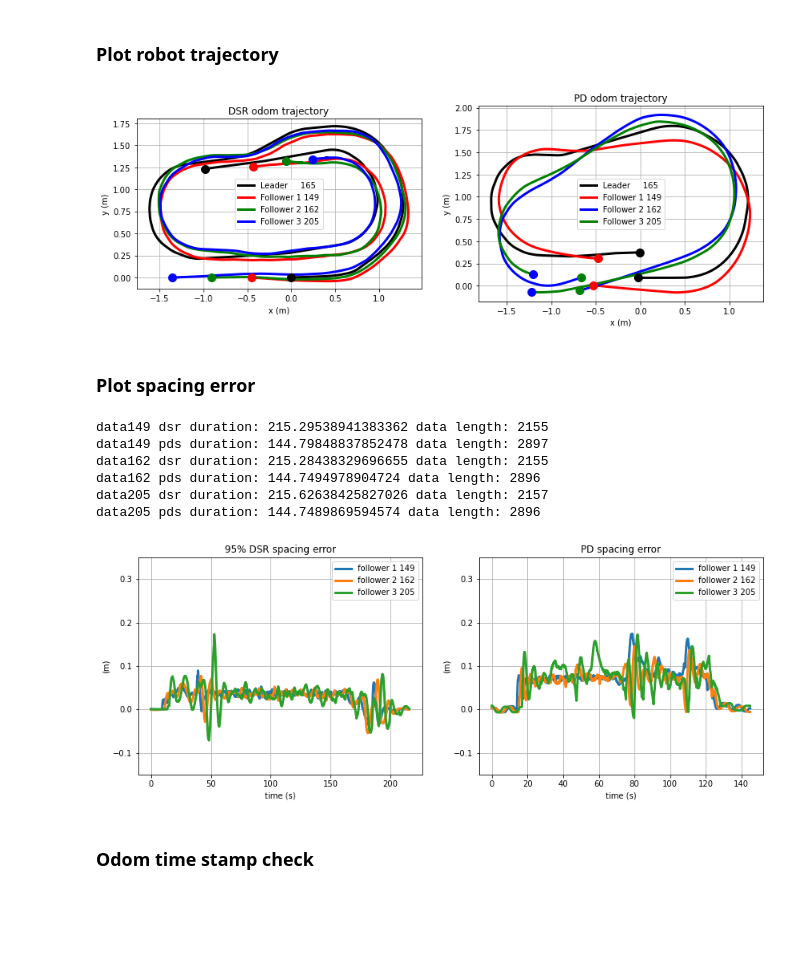
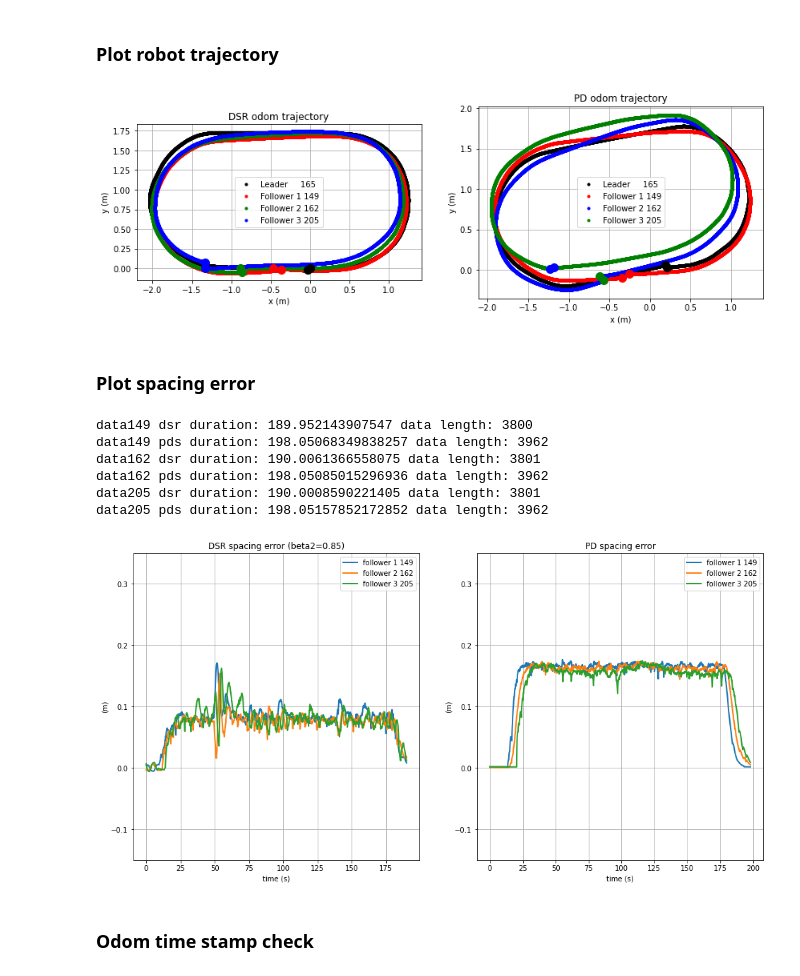
Before and after one commit to holyhenry/DSR_s_curve_tbot_test, a Jupyter notebook: plotting/scripts/data_visualize.ipynb, the cells around one changed output. Saved outputs shown, nothing was run; the diff lists cells and outputs as text; code cells hidden in the pictures; blank space fills up the shorter version.

```diff
--- a/plotting/scripts/data_visualize.ipynb
+++ b/plotting/scripts/data_visualize.ipynb
@@ -6,10 +6,8 @@ import matplotlib.pyplot as plt
 import numpy as np
 import math
 # %%
-file_dsr = '/home/henrypcl/rosbag/l165_149_162_205/dsr100_a04b05bb090.bag'
-# file_pds = '/home/henrypcl/rosbag/l165_149_162_205/pds_a03.bag'
-# file_dsr = '/Users/henrychang/DSR_s_curve_tbot_test/rosbag/dsr_path2.bag'
-file_pds = '/home/henrypcl/rosbag/2023-10-19-17-24-55.bag'
+file_dsr = '/home/henrypcl/rosbag/dsr_v05_085_03.bag'
+file_pds = '/home/henrypcl/rosbag/pds_v05.bag'
 readbag_dsr = bagreader(file_dsr)
 readbag_pds = bagreader(file_pds)
 
@@ -66,10 +64,10 @@ posy205_pds = odom205_data_pds['pose.pose.position.y'].to_numpy()
 d = 0.45
 
 fig, (ax1, ax2) = plt.subplots(1,2,figsize=(14,6))
-ax1.plot(posx165_dsr,     posy165_dsr,'k-', linewidth=3,label='Leader     165')
-ax1.plot(posx149_dsr-d,   posy149_dsr,'r-', linewidth=3,label='Follower 1 149')
-ax1.plot(posx162_dsr-2*d, posy162_dsr,'g-', linewidth=3,label='Follower 2 162')
-ax1.plot(posx205_dsr-3*d, posy205_dsr,'b-', linewidth=3,label='Follower 3 205')
+ax1.plot(posx165_dsr,     posy165_dsr,'k.', linewidth=3,label='Leader     165')
+ax1.plot(posx149_dsr-d,   posy149_dsr,'r.', linewidth=3,label='Follower 1 149')
+ax1.plot(posx162_dsr-2*d, posy162_dsr,'g.', linewidth=3,label='Follower 2 162')
+ax1.plot(posx205_dsr-3*d, posy205_dsr,'b.', linewidth=3,label='Follower 3 205')
 ax1.plot(posx165_dsr[0],     posy165_dsr[0],'ko', markersize=10)
 ax1.plot(posx149_dsr[0]-d,   posy149_dsr[0],'ro', markersize=10)
 ax1.plot(posx162_dsr[0]-2*d, posy162_dsr[0],'go', markersize=10)
@@ -85,10 +83,10 @@ ax1.set_title('DSR odom trajectory')
 ax1.legend()
 ax1.grid()
 
-ax2.plot(posx165_pds,     posy165_pds,'k-', linewidth=3,label='Leader     165')
-ax2.plot(posx149_pds-d,   posy149_pds,'r-', linewidth=3,label='Follower 1 149')
-ax2.plot(posx162_pds-2*d, posy162_pds,'b-', linewidth=3,label='Follower 2 162')
-ax2.plot(posx205_pds-3*d, posy205_pds,'g-', linewidth=3,label='Follower 3 205')
+ax2.plot(posx165_pds,     posy165_pds,'k.', linewidth=3,label='Leader     165')
+ax2.plot(posx149_pds-d,   posy149_pds,'r.', linewidth=3,label='Follower 1 149')
+ax2.plot(posx162_pds-2*d, posy162_pds,'b.', linewidth=3,label='Follower 2 162')
+ax2.plot(posx205_pds-3*d, posy205_pds,'g.', linewidth=3,label='Follower 3 205')
 ax2.plot(posx165_pds[0],     posy165_pds[0],'ko', markersize=10)
 ax2.plot(posx149_pds[0]-d,   posy149_pds[0],'ro', markersize=10)
 ax2.plot(posx162_pds[0]-2*d, posy162_pds[0],'go', markersize=10)
@@ -104,7 +102,7 @@ ax2.set_title('PD odom trajectory')
 ax2.legend()
 ax2.grid()
 # %% [output]
-[figure, old version]
+[figure, new version]
 # %% [markdown]
 ### Plot spacing error
 # %%
@@ -127,48 +125,48 @@ print('data162 dsr duration:', max(data162_t_dsr)-min(data162_t_dsr), 'data leng
 data162_data_pds = pd.read_csv(readbag_pds.message_by_topic('/tbot162/data'))
 data162_t_pds = data162_data_pds['Time'].to_numpy()
 data162_t_pds = data162_t_pds-data162_t_pds[0]   # plot this
 spacing_e162_pds = data162_data_pds['linear.x']  # plot this
 print('data162 pds duration:', max(data162_t_pds)-min(data162_t_pds), 'data length:', len(data162_t_pds))
 
 data205_data_dsr = pd.read_csv(readbag_dsr.message_by_topic('/tbot205/data'))
 data205_t_dsr = data205_data_dsr['Time'].to_numpy()
 data205_t_dsr = data205_t_dsr-data205_t_dsr[0]   # plot this
 spacing_e205_dsr = data205_data_dsr['linear.x']  # plot this
 print('data205 dsr duration:', max(data205_t_dsr)-min(data205_t_dsr), 'data length:', len(data205_t_dsr))
 data205_data_pds = pd.read_csv(readbag_pds.message_by_topic('/tbot205/data'))
 data205_t_pds = data205_data_pds['Time'].to_numpy()
 data205_t_pds = data205_t_pds-data205_t_pds[0]   # plot this
 spacing_e205_pds = data205_data_pds['linear.x']  # plot this
 print('data205 pds duration:', max(data205_t_pds)-min(data205_t_pds), 'data length:', len(data205_t_pds))
 
-fig, (ax1, ax2) = plt.subplots(1,2,figsize=(14,5))
-ax1.plot(data149_t_dsr, spacing_e149_dsr,'-', linewidth=3, label='follower 1 149')
-ax1.plot(data162_t_dsr, spacing_e162_dsr,'-', linewidth=3, label='follower 2 162')
-ax1.plot(data205_t_dsr, spacing_e205_dsr,'-', linewidth=3, label='follower 3 205')
-ax1.set_title('95% DSR spacing error')
+fig, (ax1, ax2) = plt.subplots(1,2,figsize=(16,8))
+ax1.plot(data149_t_dsr, spacing_e149_dsr,'-', linewidth=2, label='follower 1 149')
+ax1.plot(data162_t_dsr, spacing_e162_dsr,'-', linewidth=2, label='follower 2 162')
+ax1.plot(data205_t_dsr, spacing_e205_dsr,'-', linewidth=2, label='follower 3 205')
+ax1.set_title('DSR spacing error (beta2=0.85)')
 ax1.set_ylim(-0.15, 0.35)
 ax1.set_xlabel('time (s)')
 ax1.set_ylabel('(m)')
 ax1.legend()
 ax1.grid()
 
-ax2.plot(data149_t_pds, spacing_e149_pds,'-', linewidth=3, label='follower 1 149')
-ax2.plot(data162_t_pds, spacing_e162_pds,'-', linewidth=3, label='follower 2 162')
-ax2.plot(data205_t_pds, spacing_e205_pds,'-', linewidth=3, label='follower 3 205')
+ax2.plot(data149_t_pds, spacing_e149_pds,'-', linewidth=2, label='follower 1 149')
+ax2.plot(data162_t_pds, spacing_e162_pds,'-', linewidth=2, label='follower 2 162')
+ax2.plot(data205_t_pds, spacing_e205_pds,'-', linewidth=2, label='follower 3 205')
 ax2.set_title('PD spacing error')
 ax2.set_ylim(-0.15, 0.35)
 ax2.set_xlabel('time (s)')
 ax2.set_ylabel('(m)')
 ax2.legend()
 ax2.grid()
 # %% [output]
-data149 dsr duration: 215.29538941383362 data length: 2155
-data149 pds duration: 144.79848837852478 data length: 2897
-data162 dsr duration: 215.28438329696655 data length: 2155
-data162 pds duration: 144.7494978904724 data length: 2896
-data205 dsr duration: 215.62638425827026 data length: 2157
-data205 pds duration: 144.7489869594574 data length: 2896
+data149 dsr duration: 189.952143907547 data length: 3800
+data149 pds duration: 198.05068349838257 data length: 3962
+data162 dsr duration: 190.0061366558075 data length: 3801
+data162 pds duration: 198.05085015296936 data length: 3962
+data205 dsr duration: 190.0008590221405 data length: 3801
+data205 pds duration: 198.05157852172852 data length: 3962
-[figure, old version]
+[figure, new version]
 # %% [markdown]
 ### Odom time stamp check
 # %%
```
Also changed, not shown: parts of 11 cells of this notebook, 6 other files.
